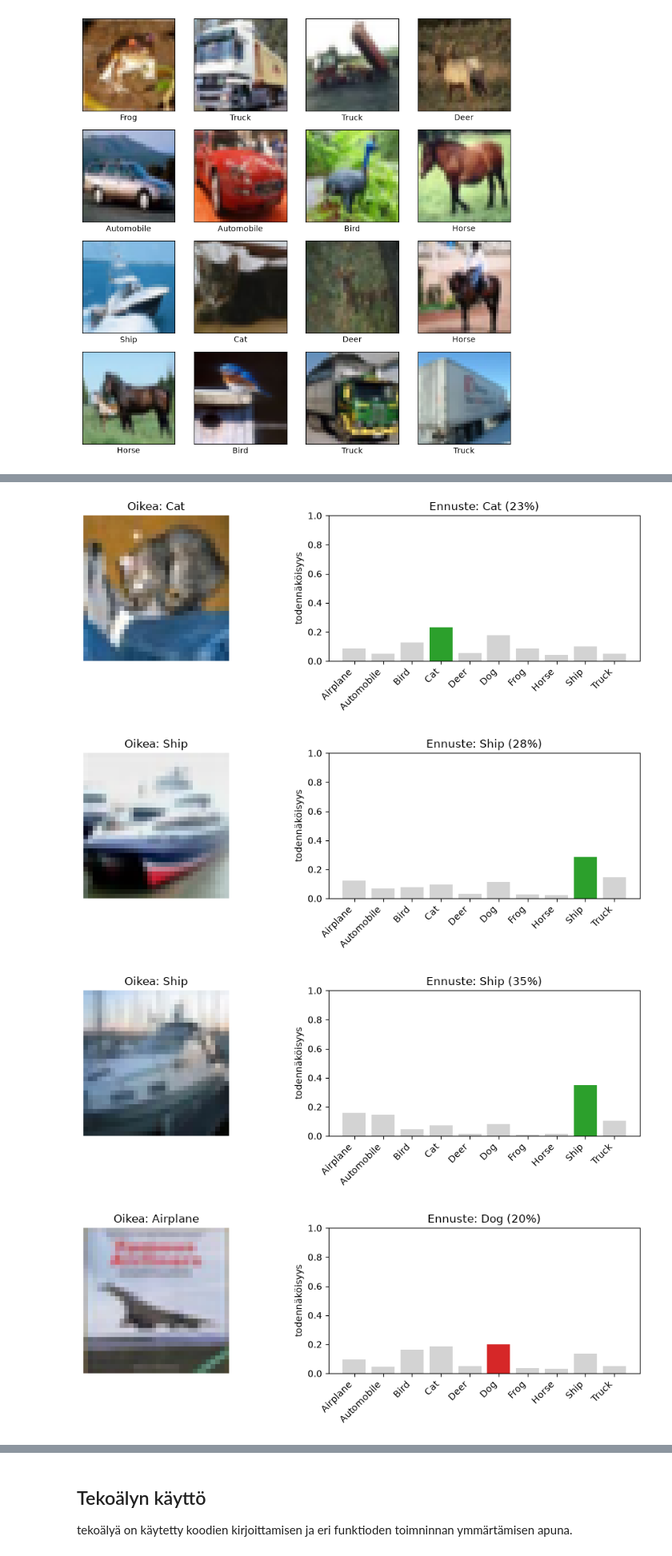
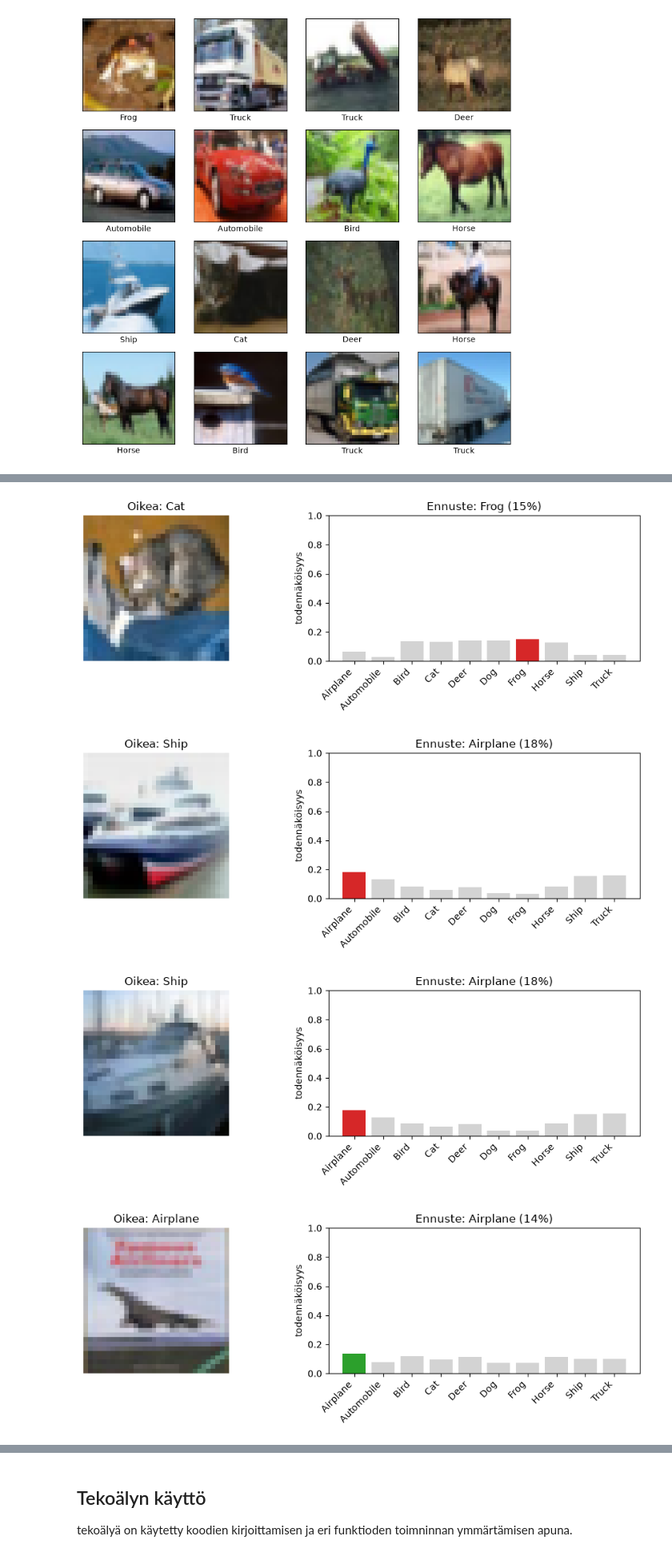
Before and after one commit to MustBeViable/Neuroverkkoprojekti, a Jupyter notebook: CIFAR-10/CIFAR-10_FCN.ipynb, the cells around one changed output, grey strips where cells are left out. Shown at 80% size. Drawn from its saved outputs; the diff is of its cells as text; code cells hidden in the pictures.

```diff
--- a/CIFAR-10/CIFAR-10_FCN.ipynb
+++ b/CIFAR-10/CIFAR-10_FCN.ipynb
@@ -180,0 +392,19 @@ Epoch 7/20
+# %%
+model = keras.Sequential([
+    keras.Input(shape=(3072,)),
+
+    keras.layers.Dense(256, activation="relu"),
+    keras.layers.Dropout(0.3),
+
+    keras.layers.Dense(128, activation="relu"),
+    keras.layers.Dropout(0.2),
+
+    keras.layers.Dense(10, activation="softmax"),
+])
+model.compile(
+    optimizer=keras.optimizers.Adam(learning_rate=0.0001),
+    loss="categorical_crossentropy",
+    metrics=["accuracy"],
+)
+history = model.fit(X_train_augmented, y_train_augmented, epochs=50, batch_size=128,
+                    validation_split=0.2, verbose=2, callbacks=callbacks)
@@ -223,8 +487,8 @@ plt.show()
 # %%
-(x_train, y_train), (x_test, y_test) = keras.datasets.cifar10.load_data()
+(x_train2, y_train2), (x_test2, y_test2) = keras.datasets.cifar10.load_data()
 
-x_train = x_train.astype("float32") / 255
-x_test = x_test.astype("float32") / 255
+x_train2 = x_train2.astype("float32") / 255
+x_test2 = x_test2.astype("float32") / 255
 
 class_names = ['Airplane','Automobile','Bird','Cat','Deer','Dog','Frog','Horse','Ship','Truck']
 
@@ -234,13 +498,13 @@ for i in range(16):
     plt.xticks([])
     plt.yticks([])
     plt.grid(False)
-    plt.imshow(x_train[i])
-    plt.xlabel(class_names[y_train[i][0]])
+    plt.imshow(x_train2[i])
+    plt.xlabel(class_names[y_train2[i][0]])
 plt.show()
 # %% [output]
 [figure]
 # %%
-x_test_flat = x_test.reshape(10000, 3072)
+x_test_flat = x_test2.reshape(10000, 3072)
 probs = model.predict(x_test_flat)
 print(probs.shape, probs[0].sum())
 
@@ -277,5 +541,5 @@ for i in range(5):
 (10000, 10) 1.0
-[figure, old version]
+[figure, new version]
-[figure, old version]
+[figure, new version]
-[figure, old version]
+[figure, new version]
-[figure, old version]
+[figure, new version]
```
Also changed, not shown: parts of 17 cells of this notebook.
